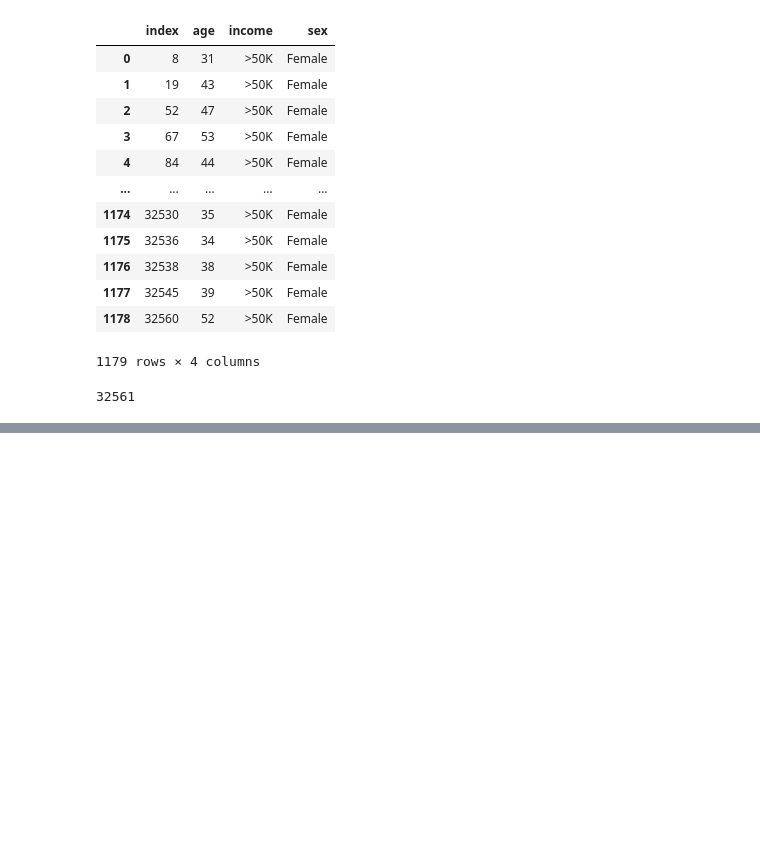
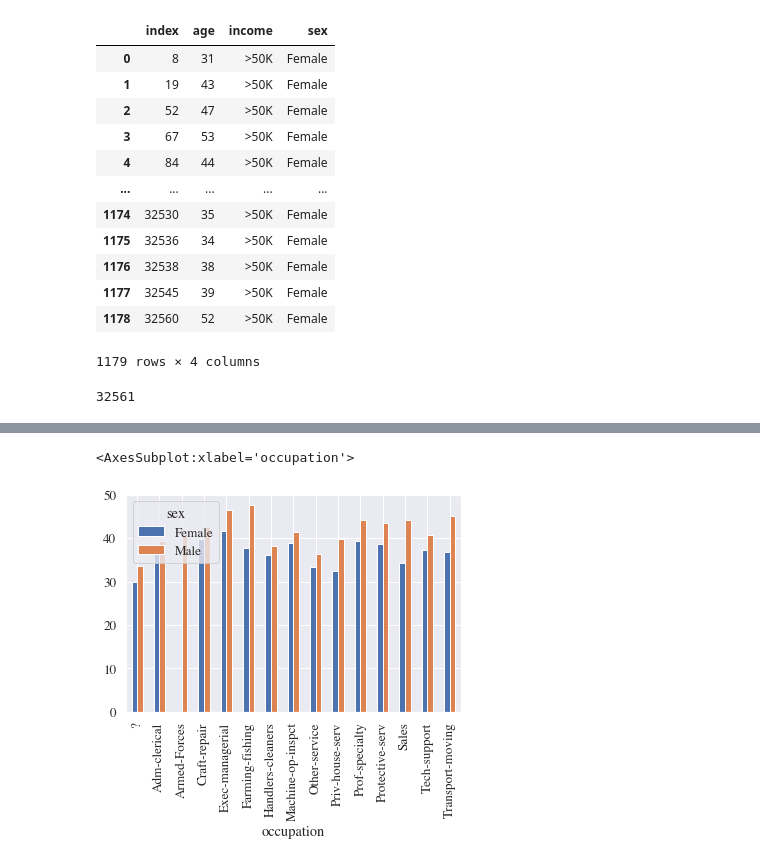
Before and after one commit to jtanderson/COSC-311-Fall2021, a Jupyter notebook: Adults.ipynb, the cells around one changed output, grey strips where cells are left out. Drawn from its saved outputs; the diff is of its cells as text; code cells hidden in the pictures; blank space fills up the shorter version.

```diff
--- a/Adults.ipynb
+++ b/Adults.ipynb
@@ -527,0 +474,9 @@ array([39, 50, 38, ..., 58, 22, 52])
+# %%
+(adults[['occupation', 'sex','hours-per-week']]
+    .groupby(['occupation', 'sex'])
+    .mean()
+    .reset_index()
+    .pivot(index='occupation', columns='sex', values='hours-per-week')).plot.bar()
+# %% [output]
+<AxesSubplot:xlabel='occupation'>
+[figure, added]
```
Also changed, not shown: parts of 17 cells of this notebook, 1 other file.
